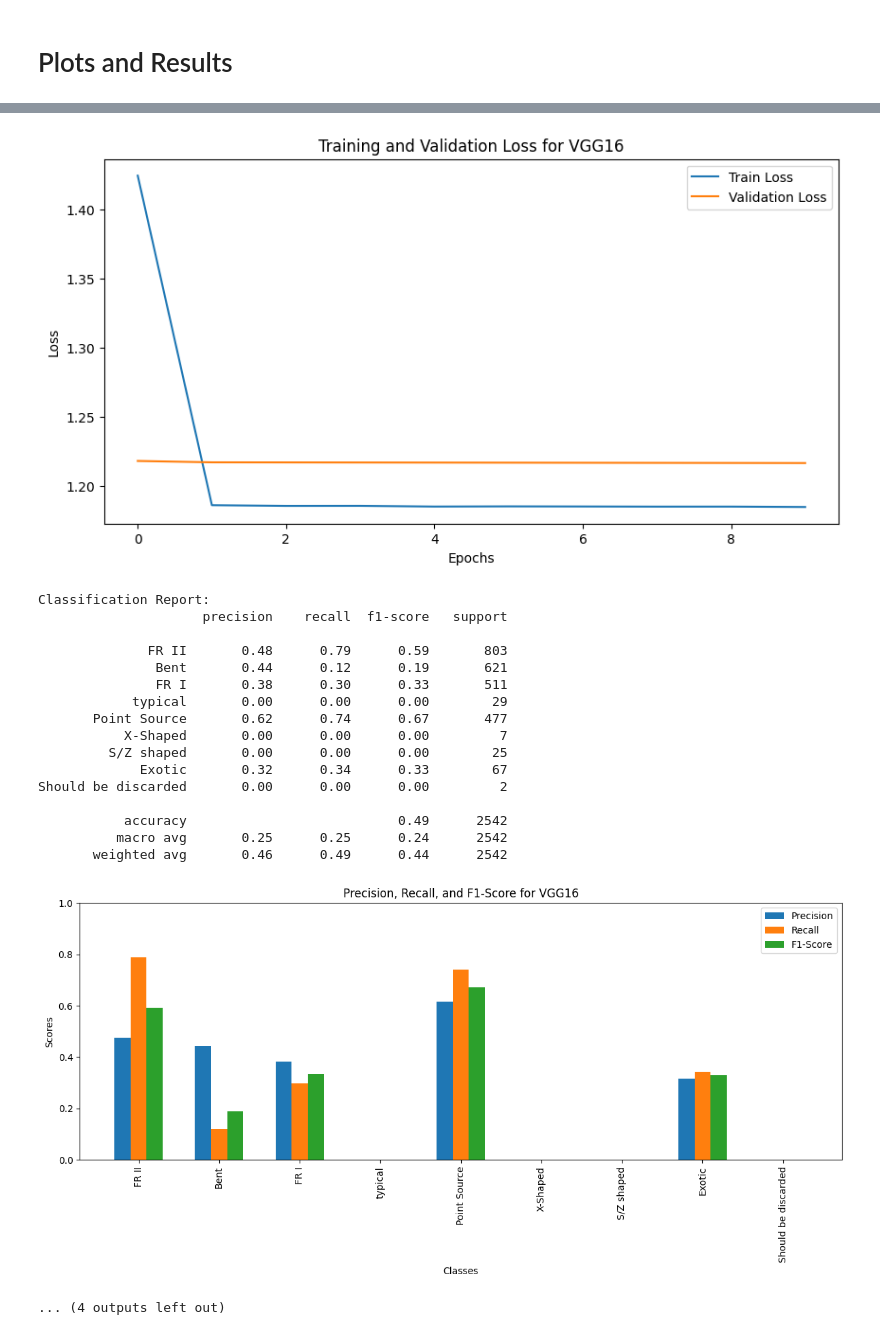
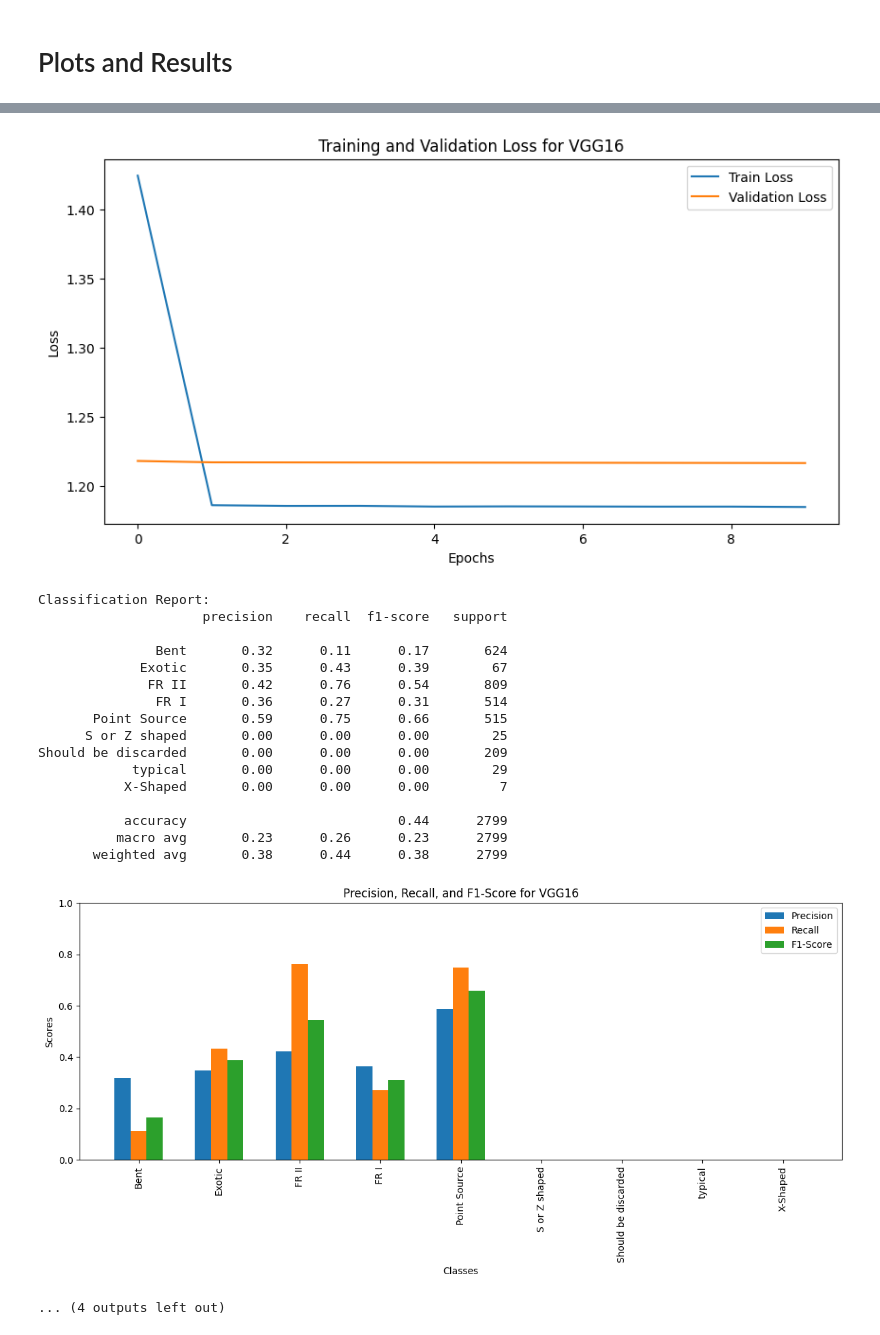
Before and after one commit to Khotso-Bore/automatic-labeling, a Jupyter notebook: main.ipynb, the cells around one changed output, grey strips where cells are left out. Cells and saved outputs as stored; diff of their text form; code cells hidden in the pictures.

```diff
--- a/main.ipynb
+++ b/main.ipynb
@@ -405,4 +435,11 @@ File alrea
 # %%
-augmented_img_df = label_to_image_mapper('Augmented_Data', labels_df)
-collapsed_augmented_label_df = collapse_labels(augmented_img_df)
+# augmented_img_df = label_to_image_mapper('Augmented_Data', labels_df)
+# collapsed_augmented_label_df = collapse_labels(augmented_img_df)
+
+filenames = [f'Augmented_Data/' + f for f in os.listdir('Augmented_Data/')]
+print(f"Total number of augmented files: {len(filenames)}")
+collapsed_augmented_label_df = pd.DataFrame(filenames, columns=['filename'])
+# use base filename (no directory or extension) then take the part before the first underscore
+collapsed_augmented_label_df['label'] = collapsed_augmented_label_df['filename'].apply(lambda x: os.path.basename(x).split('_')[0])
+collapsed_augmented_label_df.head()
 # %% [output]
@@ -759,5 +809,5 @@ def get_vgg16(numerical_label_dict):
 # %%
-epochs = 10
+epochs = 0
 results_list = {}
 for dataset_name, dataset in loaded_datasets.items():
     print(f"\nTraining on dataset: {dataset_name}")
@@ -834,7 +873,7 @@ def get_resnet18(numerical_label_dict):
 # %%
 
 
-epochs = 50
+epochs = 0
 for dataset_name, dataset in loaded_datasets.items():
     print(f"\nTraining on dataset: {dataset_name}")
     resnet, criterion, optimizer, scheduler, early_stopping = get_resnet18(numerical_label_dict)
@@ -868,0 +899,19 @@ Early stop at epoch 35
+# %%
+save_model = False
+
+
+if save_model:
+
+    print("Saving models...")
+    for k,v in results_list.items():
+        for result in v:
+            torch.save(
+                {
+                    'model_state_dict': result['model'].state_dict(),
+                    'model_name': result['model_name'],
+                    'dataset': result['dataset'],
+                    'train_losses': result['train_losses'],
+                    'val_losses': result['val_losses']
+                }
+            , f"{result['model_name']}_{result['dataset']}_model.pth"
+            )
@@ -938,6 +1017,7 @@ for k,v in results_list.items():
 
         plot_losses(train_losses, val_losses, model_name)
         report = print_model_performance(model, test_dataloader, numerical_label_dict)
+        result['f1_weighted'] = report['weighted avg']['f1-score']
         plot_results(report, model_name)
 # %% [output]
 Results for dataset: data
@@ -982,21 +1062,21 @@ Should be discarded       0.00      0.00      0.00         0
 Results for dataset: augmented_data
 Model: VGG16
 [figure]
 Classification Report:
                      precision    recall  f1-score   support
 
-              FR II       0.48      0.79      0.59       803
-               Bent       0.44      0.12      0.19       621
-               FR I       0.38      0.30      0.33       511
+               Bent       0.32      0.11      0.17       624
+             Exotic       0.35      0.43      0.39        67
+              FR II       0.42      0.76      0.54       809
+               FR I       0.36      0.27      0.31       514
+       Point Source       0.59      0.75      0.66       515
+      S or Z shaped       0.00      0.00      0.00        25
+Should be discarded       0.00      0.00      0.00       209
             typical       0.00      0.00      0.00        29
-       Point Source       0.62      0.74      0.67       477
            X-Shaped       0.00      0.00      0.00         7
-         S/Z shaped       0.00      0.00      0.00        25
-             Exotic       0.32      0.34      0.33        67
-Should be discarded       0.00      0.00      0.00         2
 
-           accuracy                           0.49      2542
-          macro avg       0.25      0.25      0.24      2542
-       weighted avg       0.46      0.49      0.44      2542
+           accuracy                           0.44      2799
+          macro avg       0.23      0.26      0.23      2799
+       weighted avg       0.38      0.44      0.38      2799
-[figure, old version]
+[figure, new version]
 ... (4 outputs left out)
```
Also changed, not shown: parts of 44 cells of this notebook, 1 other file.
